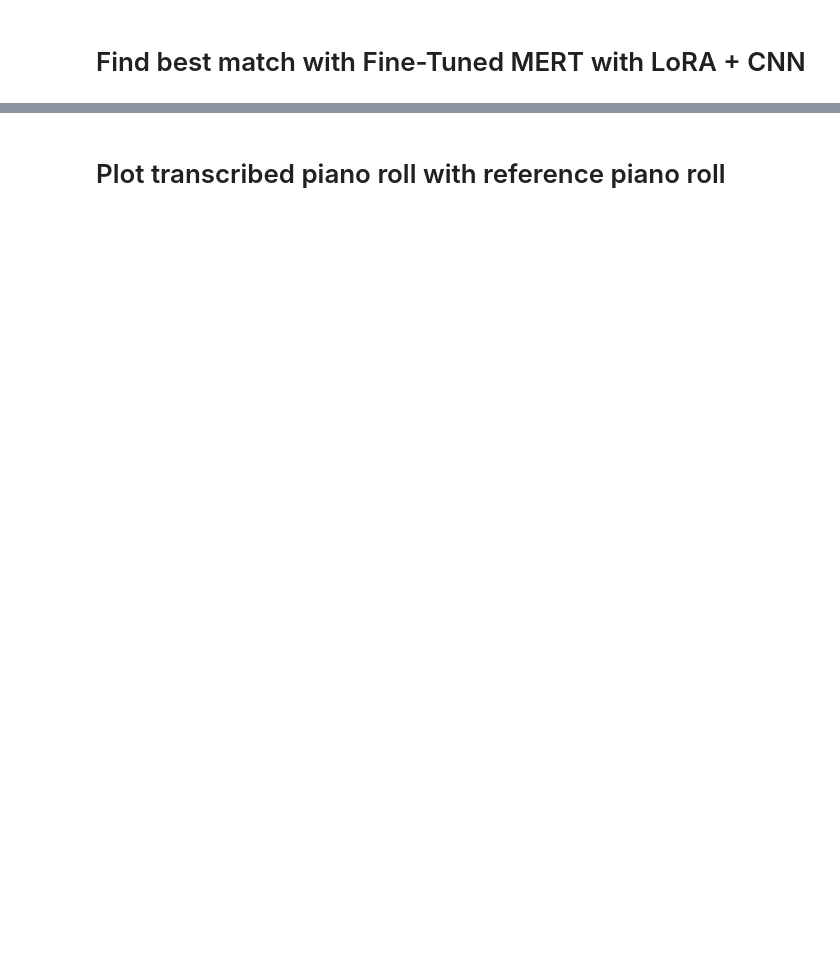
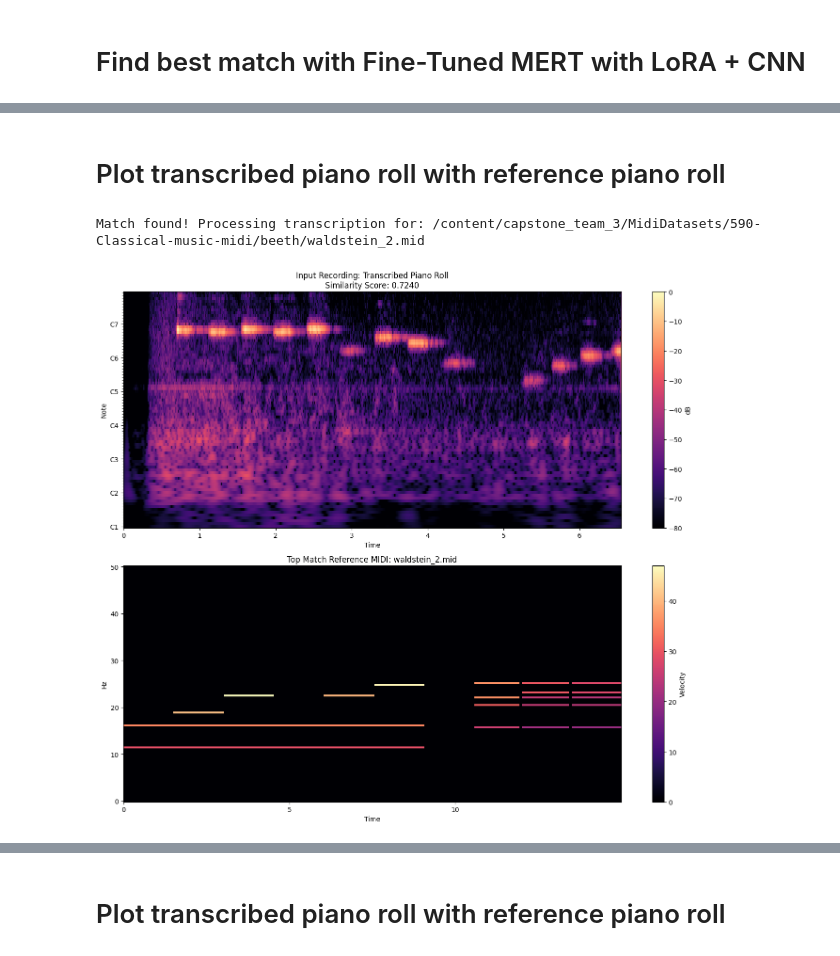
Before and after one commit to mperumal-usd/capstone_team_3, a Jupyter notebook: Fine_tuned_model_demo.ipynb, the cells around one changed output, grey strips where cells are left out. Saved outputs shown, nothing was run; the diff lists cells and outputs as text; code cells hidden in the pictures; blank space fills up the shorter version.

```diff
--- a/Fine_tuned_model_demo.ipynb
+++ b/Fine_tuned_model_demo.ipynb
@@ -314,0 +370,57 @@ Recording for 5 seconds...
+# %% [markdown]
+# Plot transcribed piano roll with reference piano roll
+# %%
+# RUN ENHANCED VISUALIZATION
+if chunks_results:
+    # Extract match name and the similarity score
+    match_name = chunks_results[0]["Matched_File"]
+    sim_score = chunks_results[0]["Sim Score"]
+
+    midi_file = find_midi_path(match_name, MIDI_ROOT)
+
+    if midi_file:
+        print(f"Match found! Processing transcription for: {midi_file}")
+
+        # --- A. Process Reference MIDI ---
+        pm = pretty_midi.PrettyMIDI(midi_file)
+        midi_piano_roll = pm.get_piano_roll(fs=100)
+
+        # --- B. Convert Input Waveform to Pseudo-Piano Roll ---
+        import numpy as np
+        C = librosa.cqt(full_audio, sr=SAMPLING_RATE, hop_length=160, bins_per_octave=12, n_bins=84)
+        audio_piano_roll = librosa.amplitude_to_db(np.abs(C), ref=np.max)
+
+        # --- C. Plotting ---
+        fig, (ax1, ax2) = plt.subplots(2, 1, figsize=(14, 12), sharex=False)
+
+        # Plot 1: Input Recording (Transcribed to Notes)
+        img1 = librosa.display.specshow(audio_piano_roll,
+                                        x_axis='time', y_axis='cqt_note',
+                                        sr=SAMPLING_RATE, hop_length=160,
+                                        fmin=librosa.note_to_hz('C1'),
+                                        ax=ax1, cmap='magma')
+
+        # UPDATED TITLE: Includes the Similarity Score formatted to 4 decimal places
+        ax1.set_title(f"Input Recording: Transcribed Piano Roll\nSimilarity Score: {sim_score:.4f}")
+        plt.colorbar(img1, ax=ax1, label="dB")
+
+        # Plot 2: Reference MIDI Piano Roll
+        img2 = librosa.display.specshow(
+            midi_piano_roll[:, :1500],
+            x_axis='time',
+            y_axis='linear',   # or just remove y_axis entirely
+            sr=100,
+            hop_length=1,
+            ax=ax2,
+            cmap='magma'
+        )
+        ax2.set_title(f"Top Match Reference MIDI: {os.path.basename(midi_file)}")
+        plt.colorbar(img2, ax=ax2, label="Velocity")
+
+        plt.tight_layout()
+        plt.show()
+    else:
+        print(f"MIDI file not found for {match_name} in {MIDI_ROOT}")
+# %% [output]
+Match found! Processing transcription for: /content/capstone_team_3/MidiDatasets/590-Classical-music-midi/beeth/waldstein_2.mid
+[figure, added]
```
Also changed, not shown: parts of 14 cells of this notebook.
